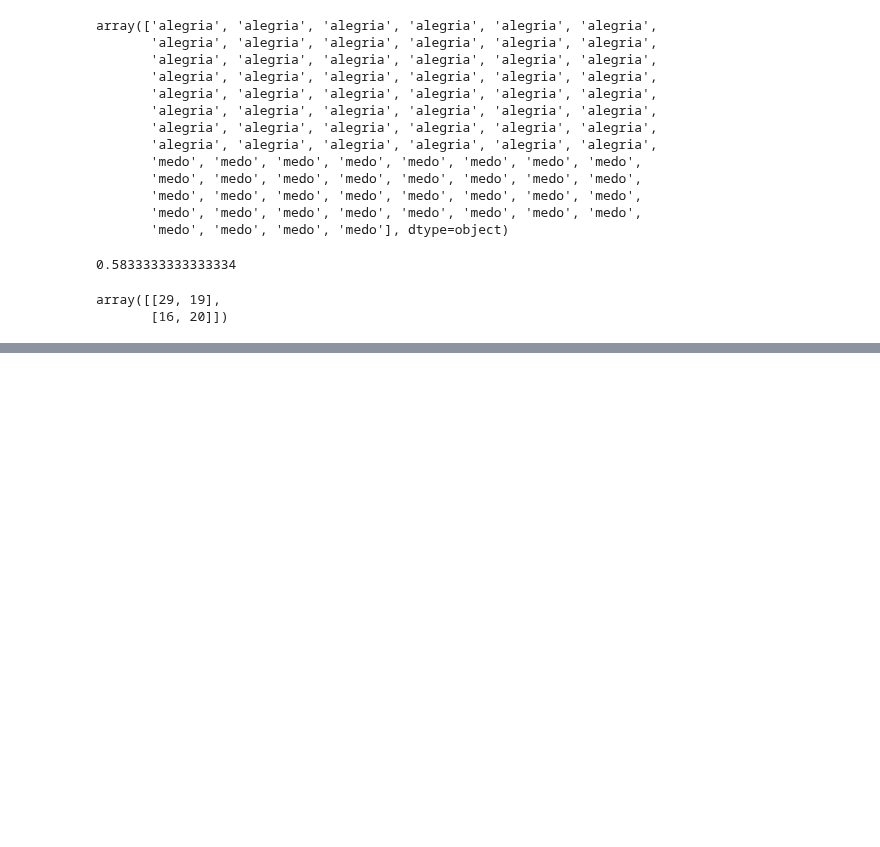
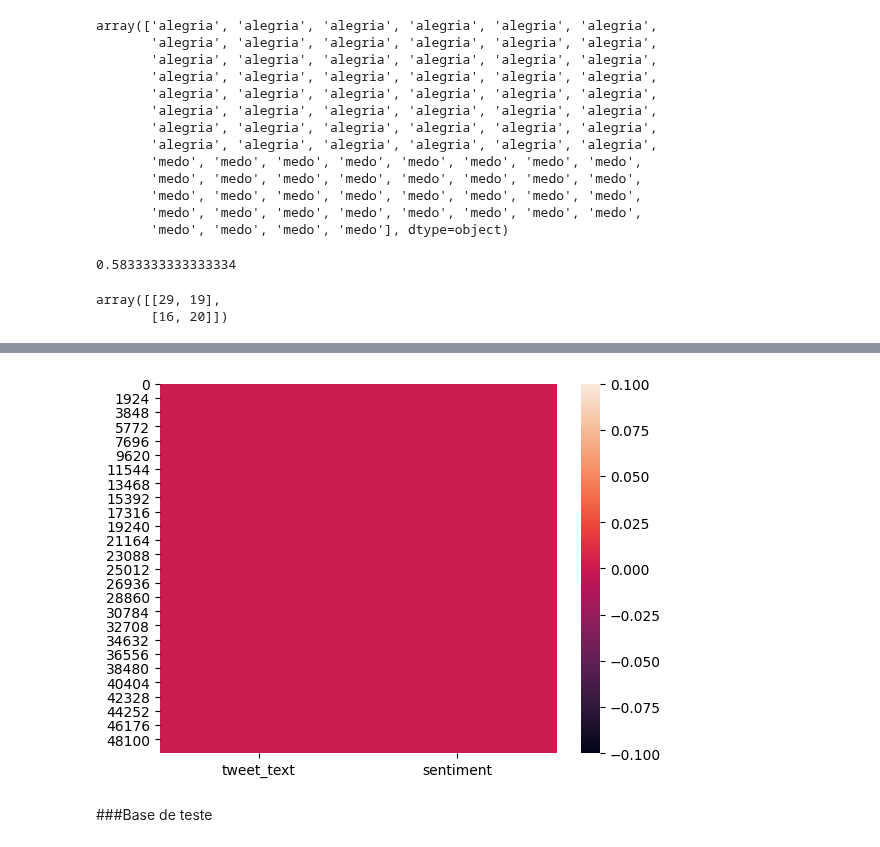
Before and after one commit to WallaceSantana79/CursoMachineLearning, a Jupyter notebook: Classificação_de_Textos_com_spaCy.ipynb, the cells around one changed output, grey strips where cells are left out. Cells and saved outputs as stored; diff of their text form; code cells hidden in the pictures; blank space fills up the shorter version.

```diff
--- a/Classificação_de_Textos_com_spaCy.ipynb
+++ b/Classificação_de_Textos_com_spaCy.ipynb
@@ -499,0 +557,6 @@ array([[29, 19],
+# %%
+sns.heatmap(pd.isnull(base_treinamento));
+# %% [output]
+[figure, added]
+# %% [markdown]
+###Base de teste
```
Also changed, not shown: parts of 51 cells of this notebook.
